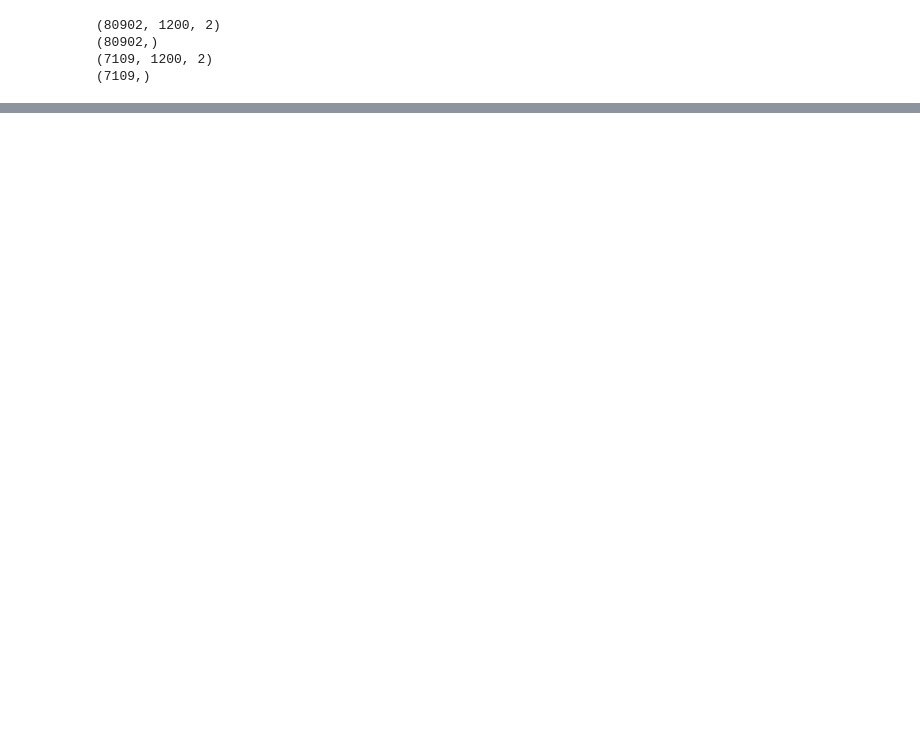
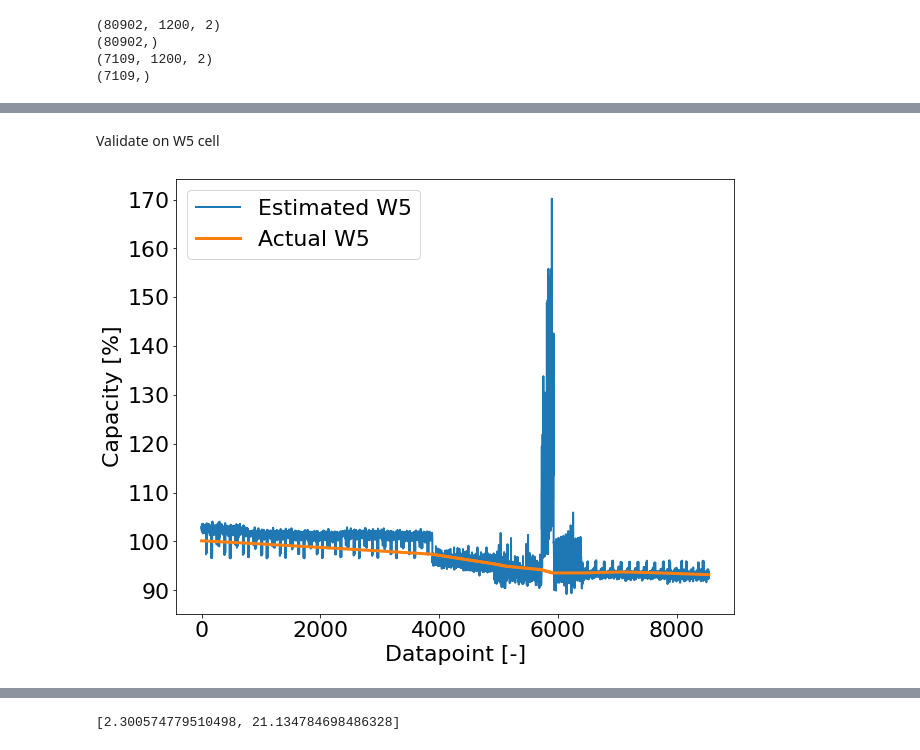
Before and after one commit to kevinrussellmoy/cs-230-final-project, a Jupyter notebook: CNN_MSE.ipynb, the cells around one changed output, grey strips where cells are left out. Drawn from its saved outputs; the diff is of its cells as text; code cells hidden in the pictures; blank space fills up the shorter version.

```diff
--- a/CNN_MSE.ipynb
+++ b/CNN_MSE.ipynb
@@ -163,0 +199,32 @@ NameError: name 'history' is not defined
+# %% [markdown]
+Validate on W5 cell
+# %%
+# Validate on W5 cell
+
+mat = scipy.io.loadmat('W5_samples.mat')
+W5_cell_data = mat['cell_data']
+
+del mat
+
+X_test_W5 = W5_cell_data[:,1:]
+y_test_W5 = W5_cell_data[:,0]*100
+
+# Reshape for CNN: shape = (# samples, # timesteps, # features)
+X_test_W5 = np.transpose(np.reshape(X_test_W5, (X_test_W5.shape[0], 2, int(X_test_W5.shape[1]/2))), (0, 2, 1))
+
+# Downsample test by 1/10th
+y_test_W5 = y_test_W5[0::10]
+X_test_W5 = X_test_W5[0::10, :, :]
+
+y_hat_W5 = cnn_model.predict(X_test_W5)
+
+y_hat_plot_W5 = np.ravel(y_hat_W5)
+plt.plot(y_hat_plot_W5)
+plt.plot(y_test_W5, linewidth=3)
+plt.legend(['Estimated W5', 'Actual W5'])
+plt.xlabel("Datapoint [-]")
+plt.ylabel("Capacity [%]")
+plt.show()
+cnn_model.evaluate(X_test_W5, y_test_W5, verbose=2)
+# %% [output]
+[figure, added]
@@ -163,0 +232 @@ NameError: name 'history' is not defined
+[2.300574779510498, 21.134784698486328]
```
Also changed, not shown: parts of 12 cells of this notebook, 13 other files.
